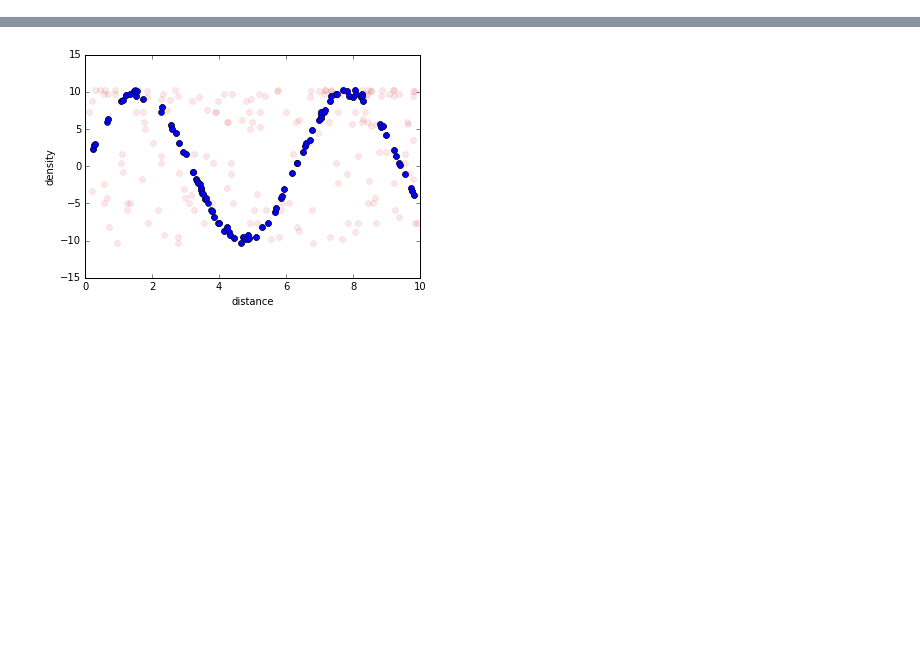
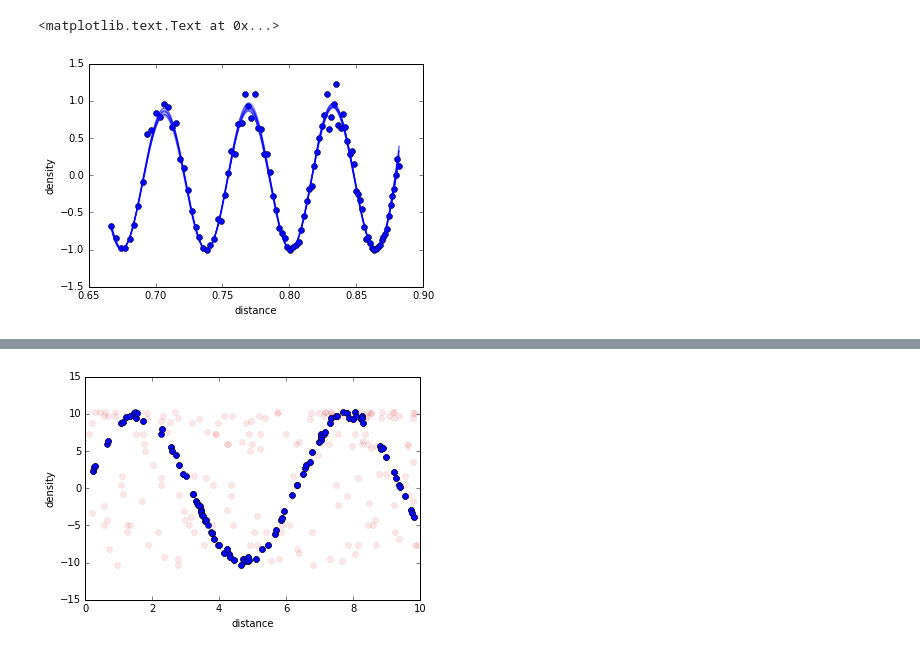
Before and after one commit to aimalz/densityfield, a Jupyter notebook: GenCat.ipynb, the cells around one changed output, grey strips where cells are left out. Cells and saved outputs as stored; diff of their text form; code cells hidden in the pictures; blank space fills up the shorter version.

```diff
--- a/GenCat.ipynb
+++ b/GenCat.ipynb
@@ -19,0 +53,25 @@ import matplotlib.pyplot as plt
+# %%
+import george
+from george.kernels import CosineKernel,ExpSquaredKernel
+
+kernel = ExpSquaredKernel(0.001)
+
+gp = george.GP(kernel)
+
+gp.compute(zs, deltaerr)
+
+ztest = np.linspace(min(zs), max(zs), 500)
+
+mu, cov = gp.predict(delta, ztest)
+std = np.sqrt(np.diag(cov))
+
+nsamps = 10
+toplot = np.random.multivariate_normal(mu,cov,nsamps)
+plt.plot(zs,delta,'bo')
+for s in xrange(nsamps):
+    plt.plot(ztest,toplot[s],c='b',alpha=5./nsamps)
+plt.xlabel('distance')
+plt.ylabel('density')
+# %% [output]
+<matplotlib.text.Text at 0x...>
+[figure, added]
```
Also changed, not shown: parts of 13 cells of this notebook.
